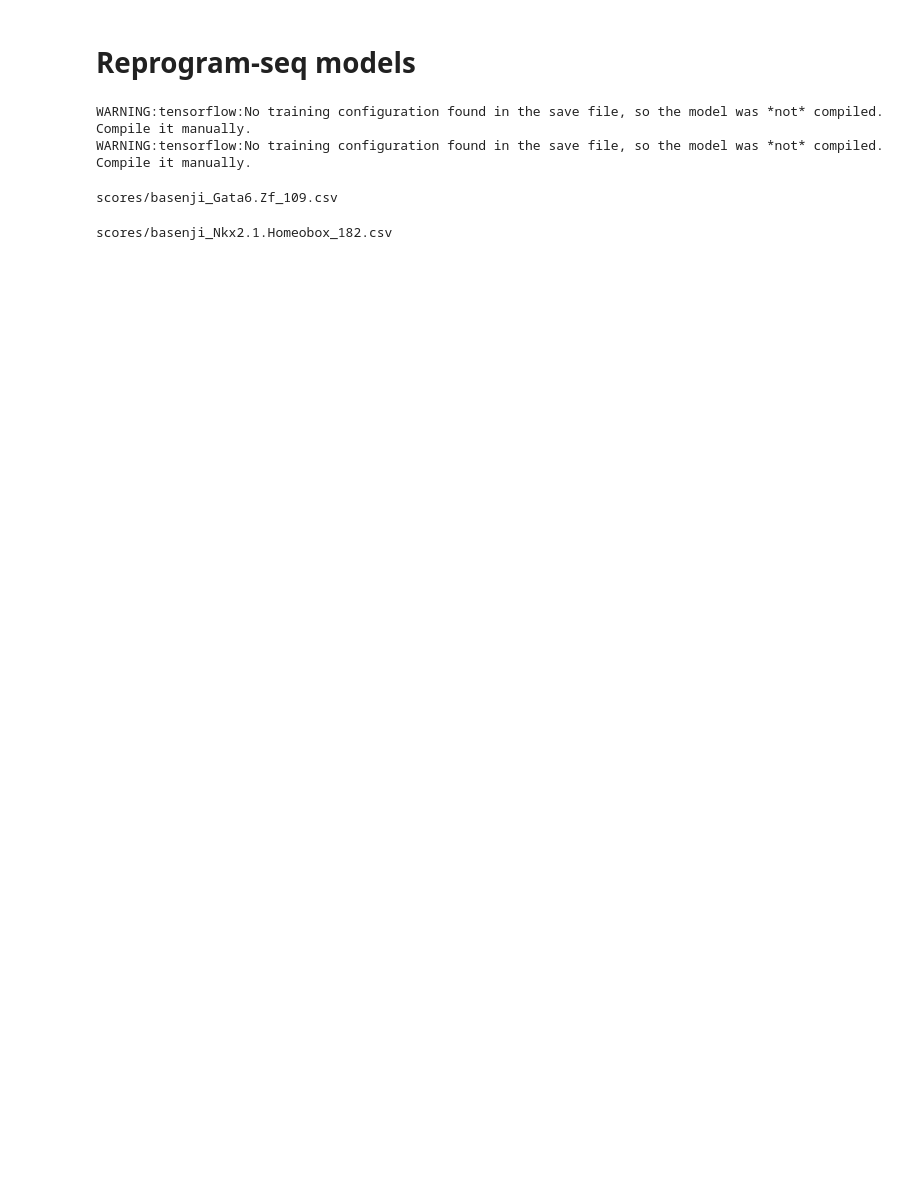
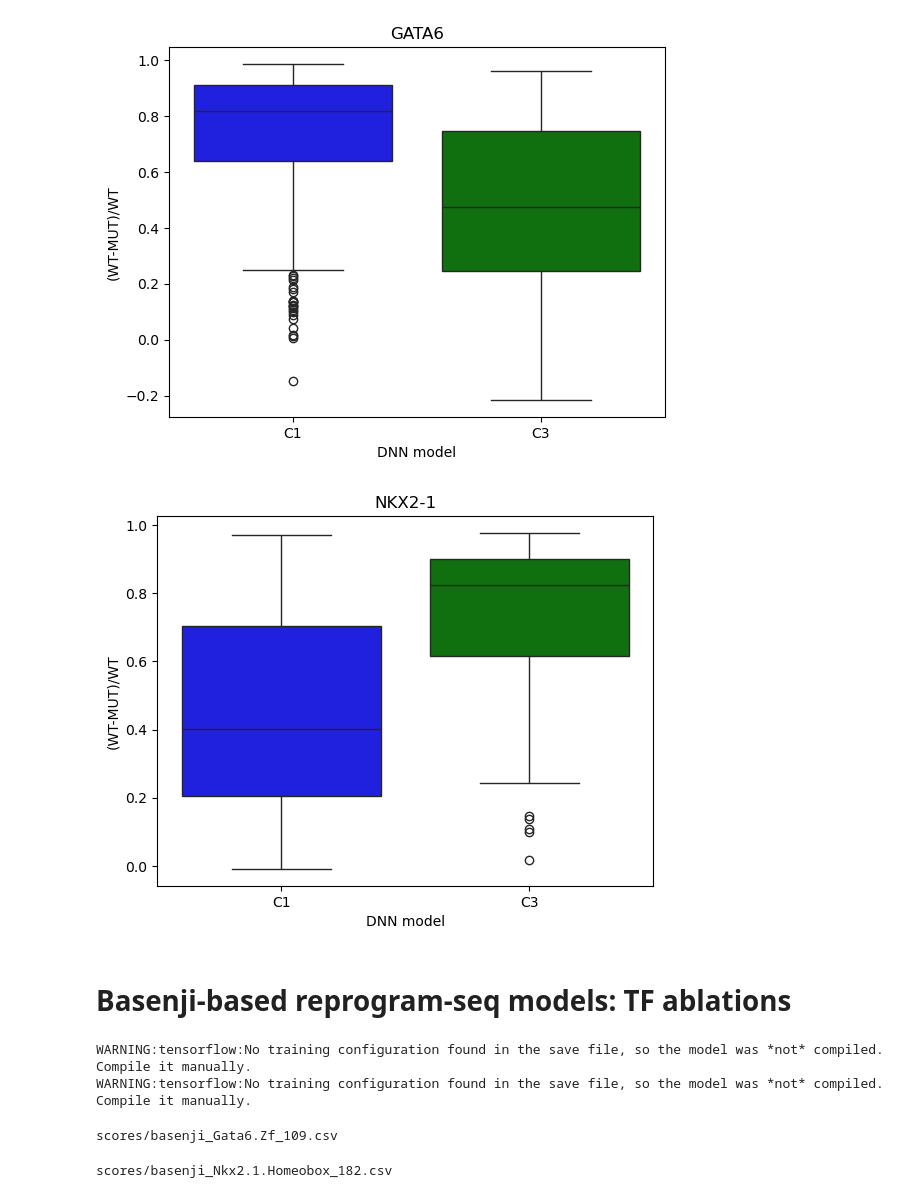
Before and after one commit to xiaosaiyao/epiregulon.sequence.modeling, a Jupyter notebook: scripts/score_all_tfs.ipynb, the cells around one changed output. Saved outputs shown, nothing was run; the diff lists cells and outputs as text; code cells hidden in the pictures; blank space fills up the shorter version.

```diff
--- a/scripts/score_all_tfs.ipynb
+++ b/scripts/score_all_tfs.ipynb
@@ -12,0 +18,5 @@ import numpy as np
+# %%
+models_dir = '../models/'
+model_name = 'basenji'
+clusters_of_interest = ['C1', 'C3']
+models = {k: util.load_model(f'{models_dir}/reprogram_seq_{k}_{model_name}_poisson_32/files/best_model.h5') for k in clusters_of_interest}
@@ -12,0 +29,12 @@ import numpy as np
+# %%
+tfs = ['GATA6', 'NKX2-1']
+results = {}
+for cluster in clusters_of_interest:
+    for tf in tfs:
+        RE_positions = pd.read_csv(f'../regulon_ChIP_pruned_w_weights_{tf}.csv')
+        RE_positions = RE_positions.drop_duplicates(['chr', 'start'])
+        RE_positions['seqnames'] = RE_positions['chr']
+        wts, muts = util.get_scores(models[cluster], RE_positions, normalize_by_wt=False, func=np.sum)
+        df = pd.DataFrame([wts, muts]).T
+        df.columns = ['WT', 'MUT']
+        results[f"{cluster}_{tf}"] = df
@@ -13,3 +89,22 @@ import numpy as np
+# %%
+import pickle
+
+with open('results.pkl', 'wb') as f:
+    pickle.dump(results, f)
+# %%
+for tf in tfs:
+    summary = pd.DataFrame([(results[f'C1_{tf}']['WT'] - results[f'C1_{tf}']['MUT']) / results[f'C1_{tf}']['WT'],
+                           (results[f'C3_{tf}']['WT'] - results[f'C3_{tf}']['MUT']) / results[f'C3_{tf}']['WT']]).T
+    summary.columns = ['C1', 'C3']
+    sns.boxplot(summary, palette=['blue', 'green'])
+    plt.ylabel('(WT-MUT)/WT')
+    plt.xlabel('DNN model')
+    plt.title(tf)
+    plt.savefig(f'{tf}.svg')
+    plt.show()
+# %% [output]
+[figure, added]
+[figure, added]
 # %% [markdown]
-# Reprogram-seq models
+# Basenji-based reprogram-seq models: TF ablations
 # %%
```
Also changed, not shown: parts of 12 cells of this notebook, 1 other file.
